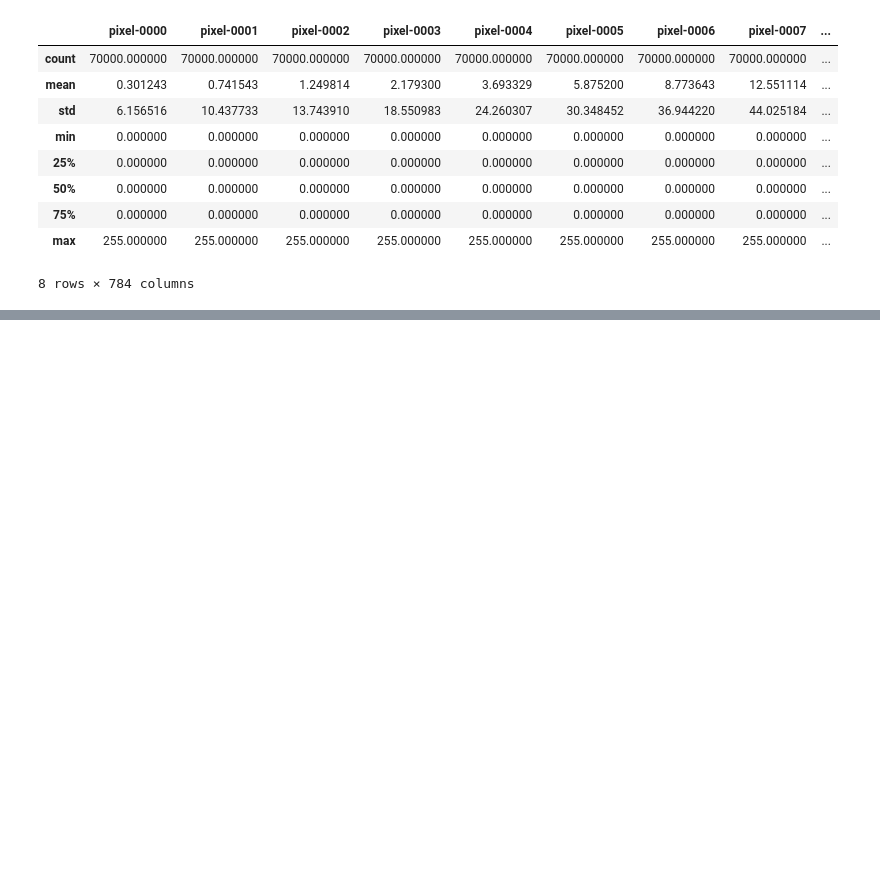
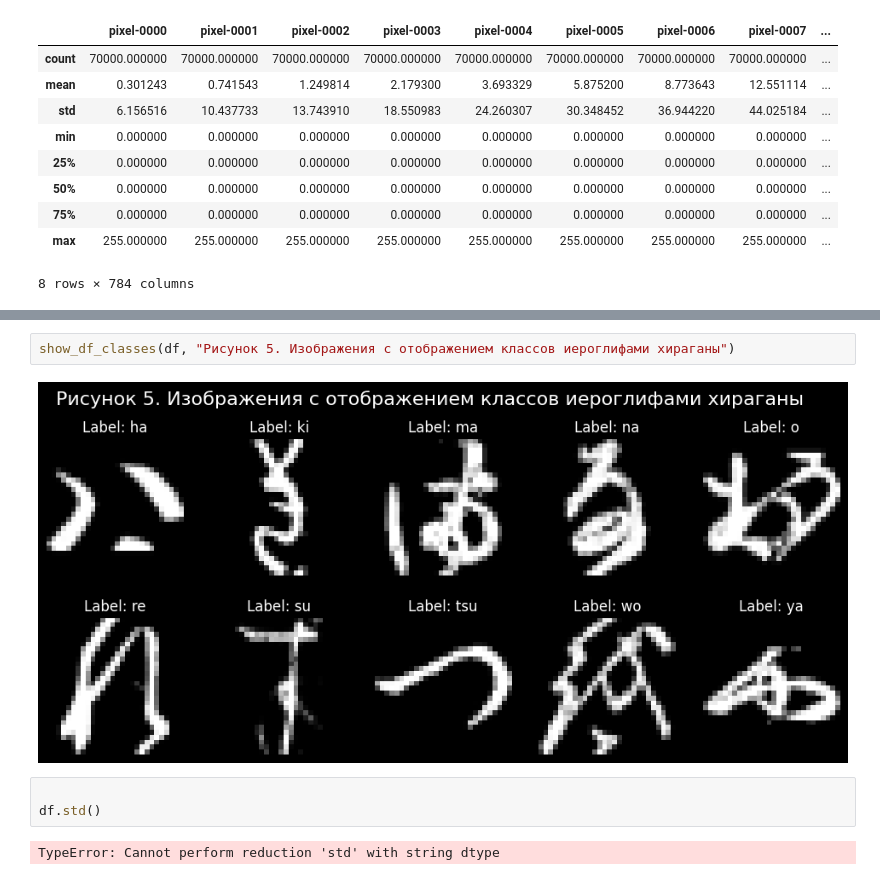
Before and after one commit to Artemonkey/ML_course_practice, a Jupyter notebook: 2. Clusterization models/japanese-heiroglyphs.ipynb, the cells around one changed output, grey strips where cells are left out. Drawn from its saved outputs; the diff is of its cells as text; blank space fills up the shorter version.

```diff
--- a/2. Clusterization models/japanese-heiroglyphs.ipynb
+++ b/2. Clusterization models/japanese-heiroglyphs.ipynb
@@ -137,0 +213,9 @@ KeyError: -1
+# %%
+show_df_classes(df, "Рисунок 5. Изображения с отображением классов иероглифами хираганы")
+# %% [output]
+[figure, added]
+# %%
+
+df.std()
+# %% [output]
+TypeError: Cannot perform reduction 'std' with string dtype
```
Also changed, not shown: parts of 14 cells of this notebook, 2 other files.
